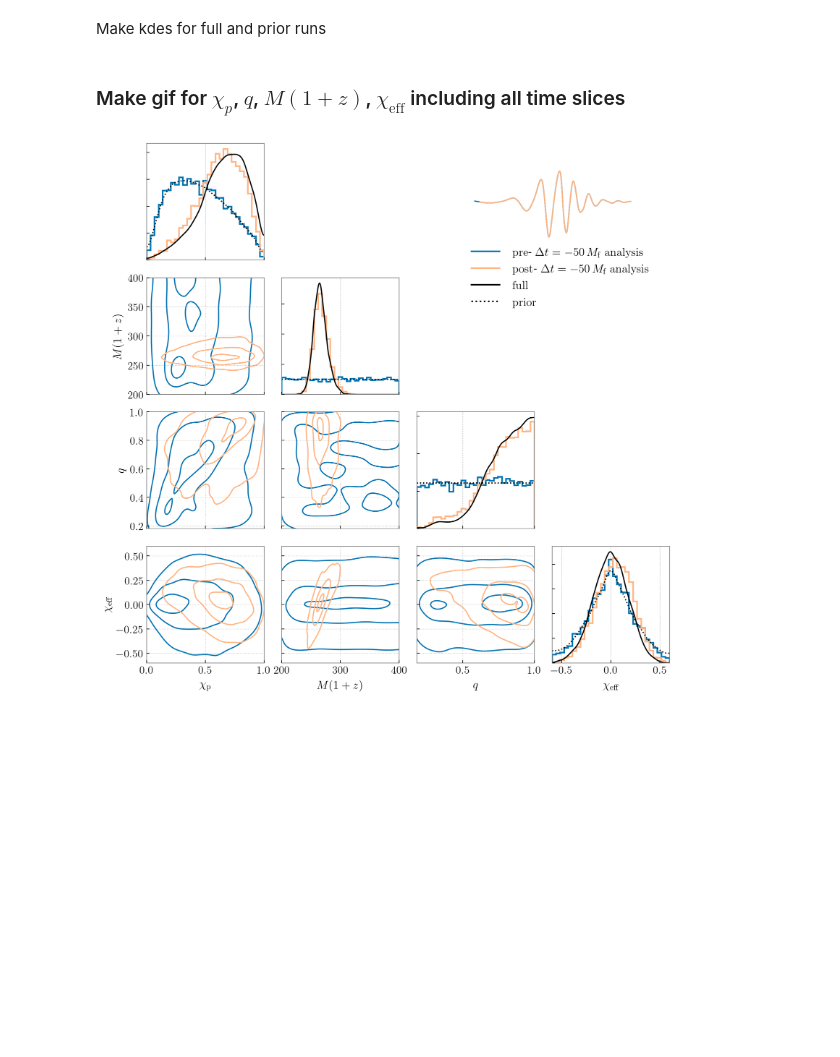
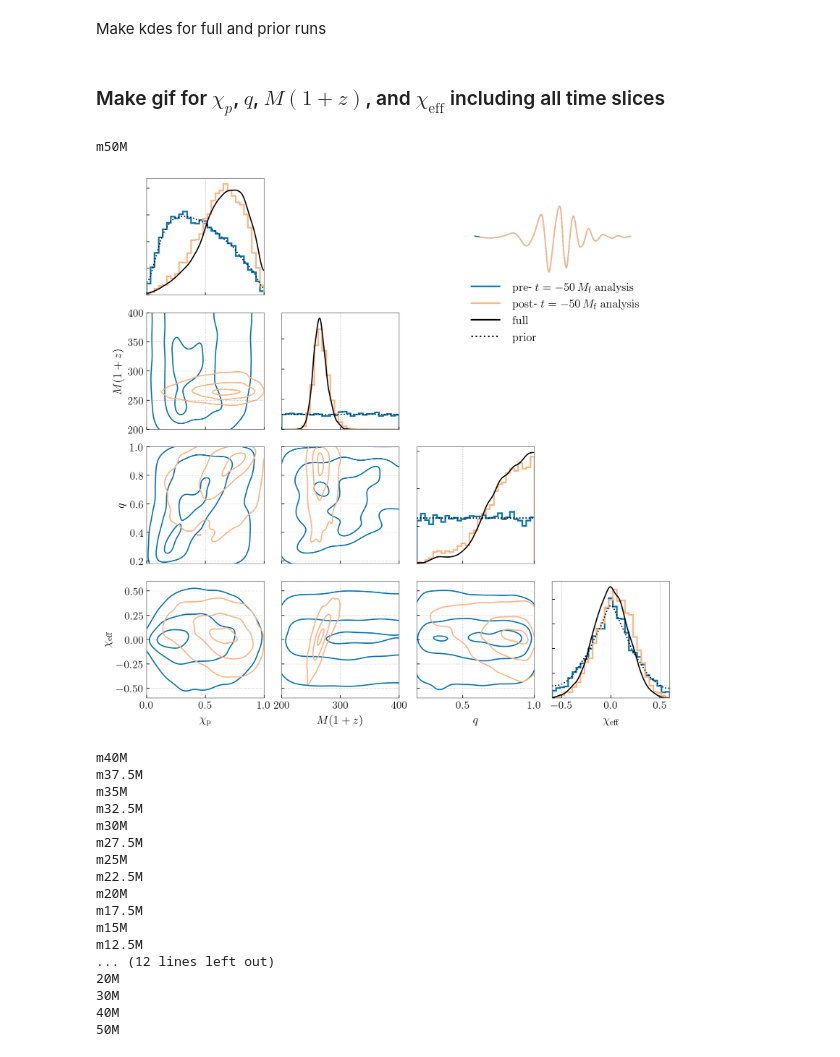
Before and after one commit to simonajmiller/gw190521-timedomain-release, a Jupyter notebook: gifs/gif_02.ipynb, the cells around one changed output. Saved outputs shown, nothing was run; the diff lists cells and outputs as text; code cells hidden in the pictures; blank space fills up the shorter version.

```diff
--- a/gifs/gif_02.ipynb
+++ b/gifs/gif_02.ipynb
@@ -141,7 +141,7 @@ for run in ['full', 'prior']:
         'chieff':{'kde':chieff_kde, 'grid':chieff_grid},
     }
 # %% [markdown]
-### Make gif for $\chi_p$, $q$,  $M(1+z)$, $\chi_\mathrm{eff}$ including all time slices
+### Make gif for $\chi_p$, $q$,  $M(1+z)$, and $\chi_\mathrm{eff}$ including all time slices
 # %%
 keys = list(labels_dict)
 ndim = len(keys)
@@ -259,36 +259,54 @@ for r, tc in enumerate(tcutoffs):
     wf_ax.axis('off')
     mask = L1_times>tc_floats[tc]
     wf_ax.plot(L1_times, L1_maxL_strain_wh, color = cp[0], zorder=1)
     wf_ax.plot(L1_times[mask], L1_maxL_strain_wh[mask], color = cp2[1], zorder=1)
     wf_ax.axvspan(-100, -55, color='white', zorder=2)
     wf_ax.axvspan(70, 100, color='white', zorder=2)
     wf_ax.set_xlim(-100,100)
     wf_ax.set_ylim(-4.5, 4.5)
 
     # Legend
     handles = [
         Line2D([], [], color=cp[0],
-               label=f'$\mathrm{{pre}}$- $\Delta t={tc_lbls[tc][:-1]}\, M_\mathrm{{f}}~\mathrm{{analysis}}$'),
+               label=f'$\mathrm{{pre}}$- $t={tc_lbls[tc][:-1]}\, M_\mathrm{{f}}~\mathrm{{analysis}}$'),
         Line2D([], [], color=cp2[1],
-               label=f'$\mathrm{{post}}$- $\Delta t={tc_lbls[tc][:-1]}\,M _\mathrm{{f}}~\mathrm{{analysis}}$'),
+               label=f'$\mathrm{{post}}$- $t={tc_lbls[tc][:-1]}\,M _\mathrm{{f}}~\mathrm{{analysis}}$'),
         Line2D([], [], color='k',label=r'$\mathrm{full}$'),
         Line2D([], [], color='k', ls=':', label=r'$\mathrm{prior}$')
     ]
     leg = wf_ax.legend(handles=handles, loc='lower left', fontsize=labelsize, bbox_to_anchor=(0.16,-0.5),
                        handlelength=3)
 
     for i, h in enumerate(handles):
         leg.get_lines()[i].set_linewidth(2)
 
     plt.subplots_adjust(hspace=0.15, wspace=0.15)
     plt.savefig(f'for_gif_02/frame_{tc}.png',bbox_inches='tight',dpi=200)
 
     if r==0:
         plt.show()
     else:
         plt.close()
 # %% [output]
+m50M
-[figure, old version]
+[figure, new version]
+m40M
+m37.5M
+m35M
+m32.5M
+m30M
+m27.5M
+m25M
+m22.5M
+m20M
+m17.5M
+m15M
+m12.5M
+... (12 lines left out)
+20M
+30M
+40M
+50M
 # %%
 # Assemble into a gif
 frames = []
```
Also changed, not shown: 19 other files.
